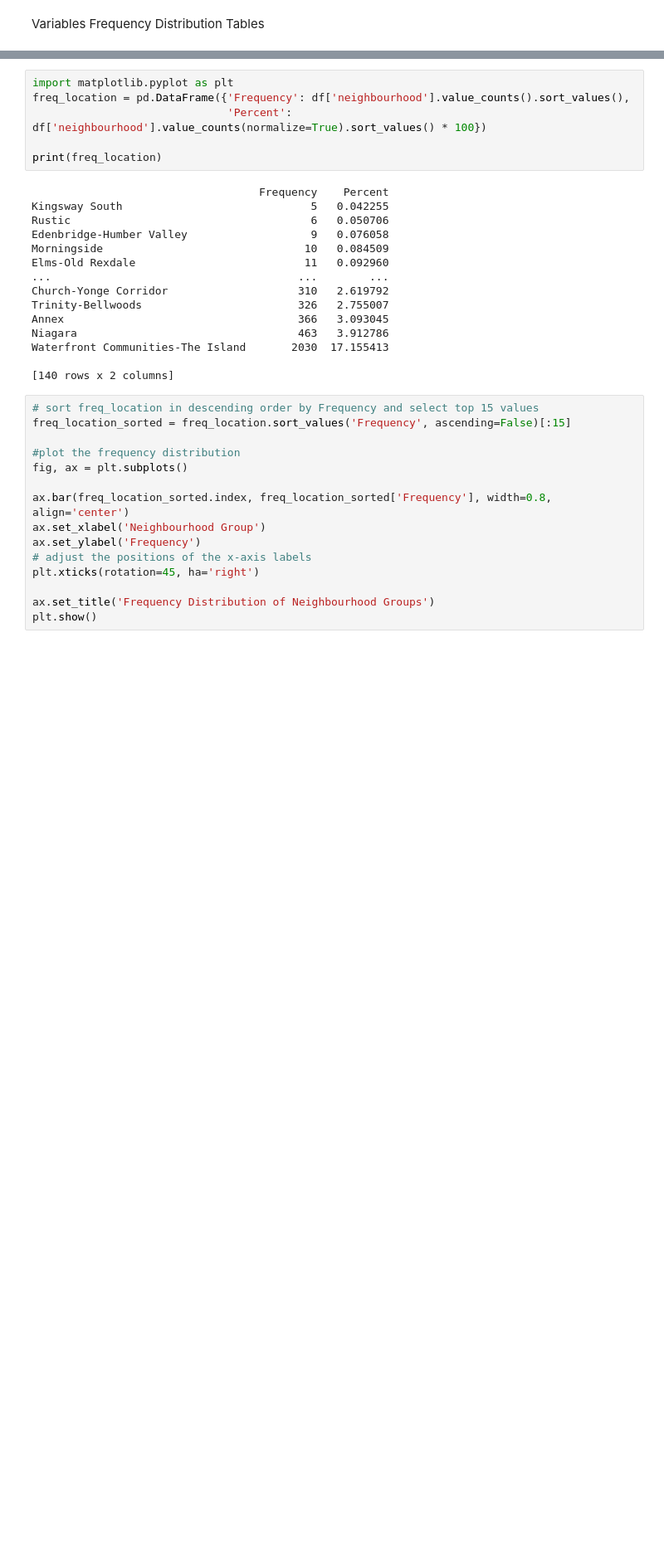
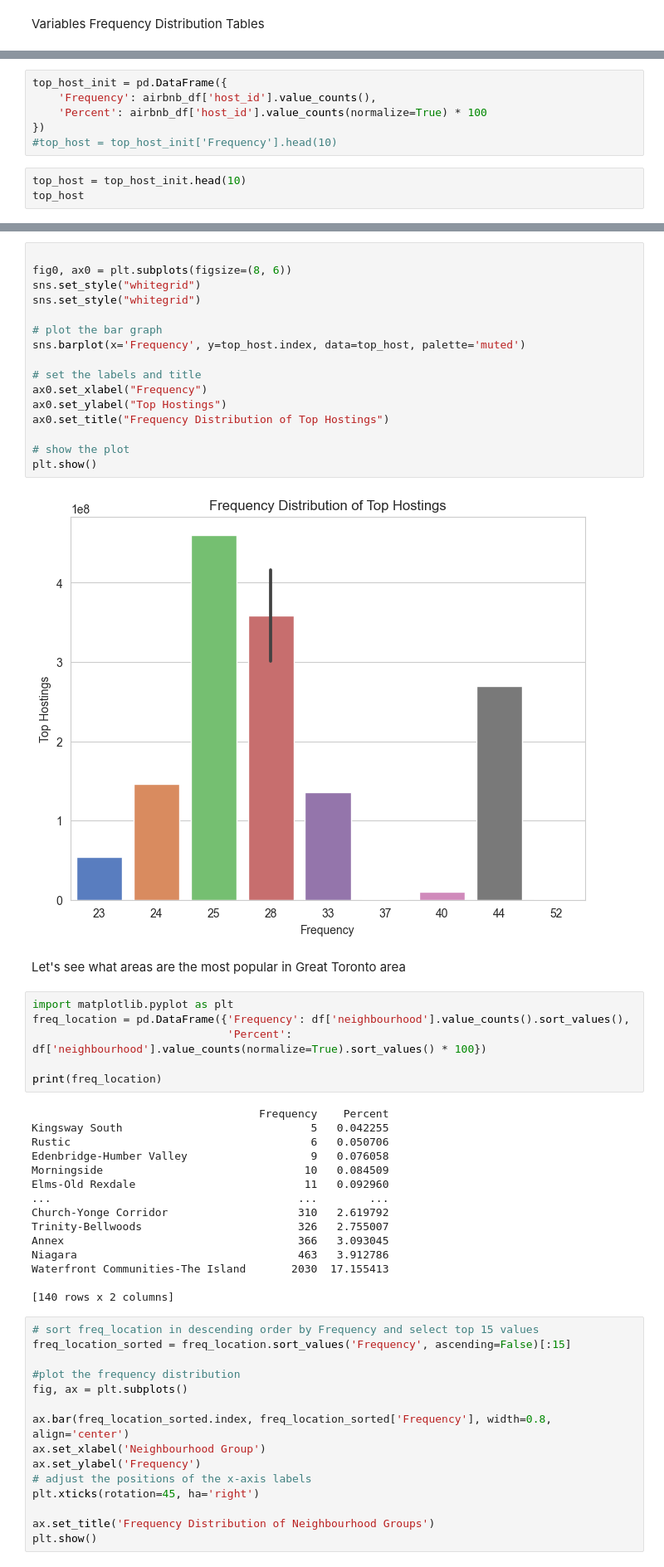
Before and after one commit to StellaLii/Airbnb-Project, a Jupyter notebook: Descriptive Analysis.ipynb, the cells around one changed output, grey strips where cells are left out. Shown at 83% size. Drawn from its saved outputs; the diff is of its cells as text; blank space fills up the shorter version.

```diff
--- a/Discriptive Analysis.ipynb
+++ b/Descriptive Analysis.ipynb
@@ -82,0 +87,9 @@ Variables Frequency Distribution Tables
+# %%
+top_host_init = pd.DataFrame({
+    'Frequency': airbnb_df['host_id'].value_counts(),
+    'Percent': airbnb_df['host_id'].value_counts(normalize=True) * 100
+})
+#top_host = top_host_init['Frequency'].head(10)
+# %%
+top_host = top_host_init.head(10)
+top_host
@@ -83,3 +108,23 @@ Variables Frequency Distribution Tables
+# %%
+
+fig0, ax0 = plt.subplots(figsize=(8, 6))
+sns.set_style("whitegrid")
+sns.set_style("whitegrid")
+
+# plot the bar graph
+sns.barplot(x='Frequency', y=top_host.index, data=top_host, palette='muted')
+
+# set the labels and title
+ax0.set_xlabel("Frequency")
+ax0.set_ylabel("Top Hostings")
+ax0.set_title("Frequency Distribution of Top Hostings")
+
+# show the plot
+plt.show()
+# %% [output]
+[figure, added]
+# %% [markdown]
+Let's see what areas are the most popular in Great Toronto area
 # %%
 import matplotlib.pyplot as plt
 freq_location = pd.DataFrame({'Frequency': df['neighbourhood'].value_counts().sort_values(),
```
Also changed, not shown: parts of 11 cells of this notebook, 1 other file.
